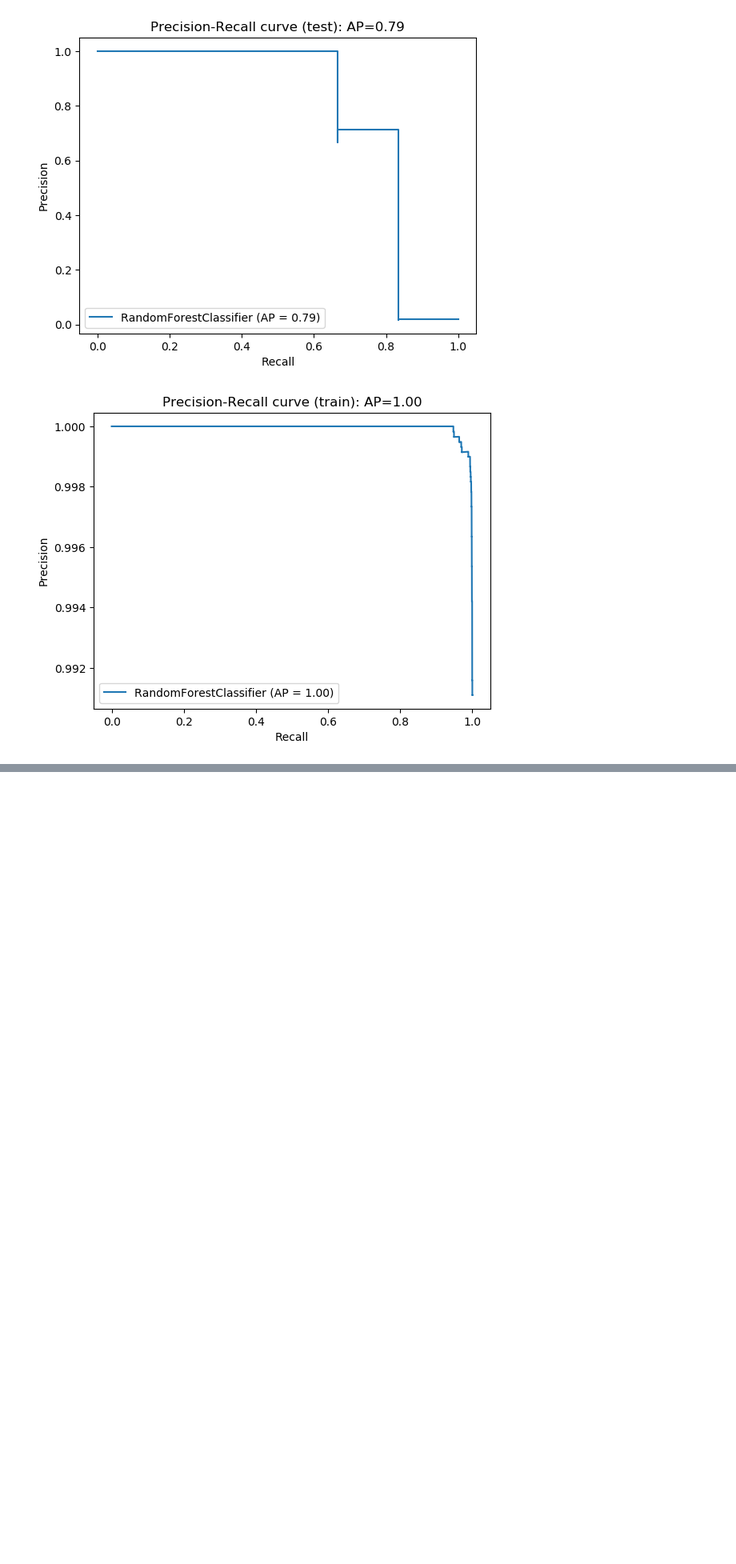
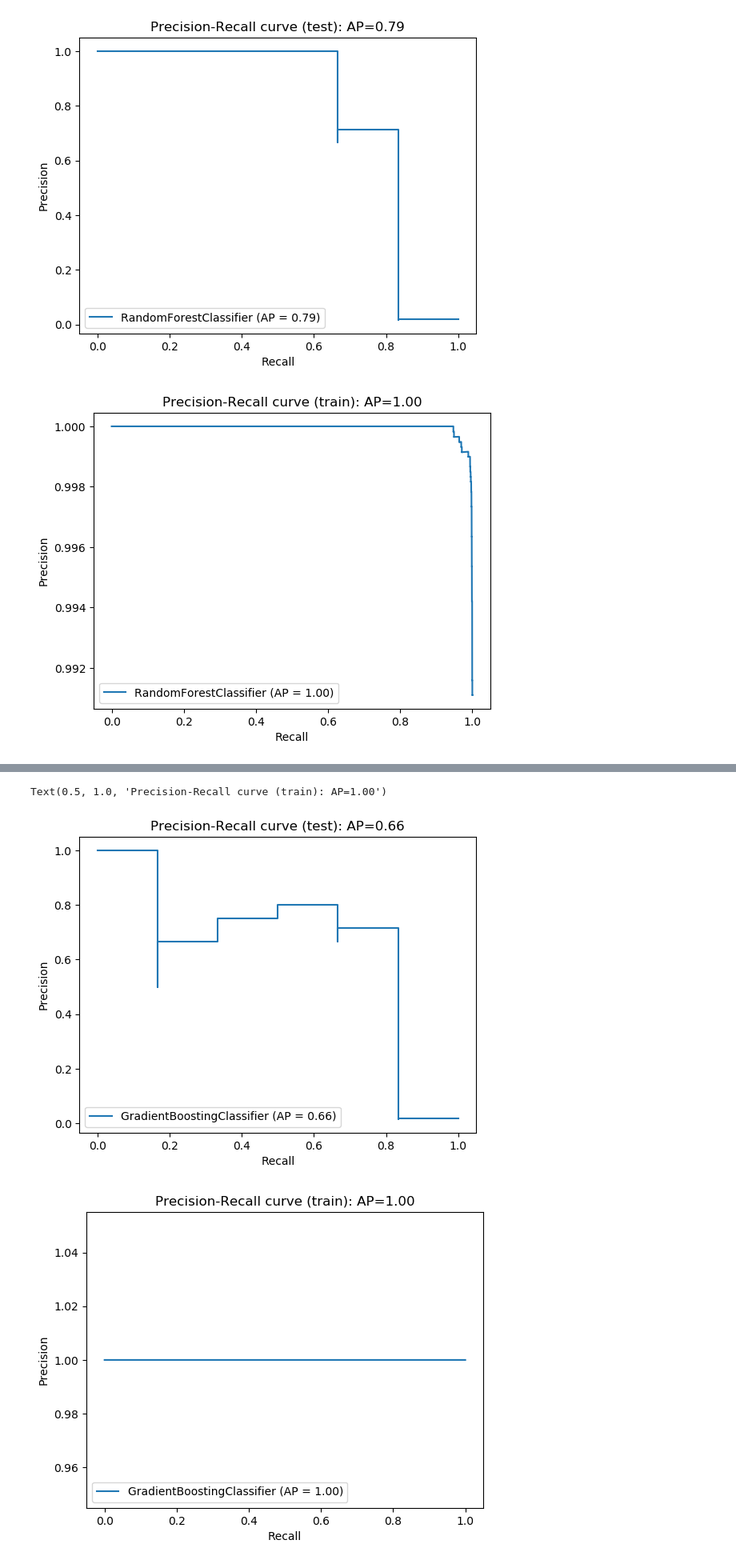
Before and after one commit to jimmylihe/company-bankrupcy-prediction-advanced, a Jupyter notebook: 1year.arff.ipynb, the cells around one changed output, grey strips where cells are left out. Shown at 80% size. Drawn from its saved outputs; the diff is of its cells as text; code cells hidden in the pictures; blank space fills up the shorter version.

```diff
--- a/1year.arff.ipynb
+++ b/1year.arff.ipynb
@@ -560,0 +777,21 @@ Text(0.5, 1.0, 'Precision-Recall curve (train): AP=1.00')
+# %%
+# display PR curves
+from sklearn.metrics import precision_recall_curve
+from sklearn.metrics import plot_precision_recall_curve
+from sklearn.metrics import average_precision_score
+
+y_score = gbc.predict_proba(X_test[list(X_train_gbc)])[:, 1]
+average_precision = average_precision_score(y_test, y_score)
+disp = plot_precision_recall_curve(gbc, X_test[list(X_train_gbc)], y_test)
+disp.ax_.set_title('Precision-Recall curve (test): '
+                   'AP={0:0.2f}'.format(average_precision))
+
+y_score = gbc.predict_proba(X_train_gbc)[:, 1]
+average_precision = average_precision_score(y_train, y_score)
+disp = plot_precision_recall_curve(gbc, X_train_gbc, y_train)
+disp.ax_.set_title('Precision-Recall curve (train): '
+                   'AP={0:0.2f}'.format(average_precision))
+# %% [output]
+Text(0.5, 1.0, 'Precision-Recall curve (train): AP=1.00')
+[figure, added]
+[figure, added]
```
Also changed, not shown: parts of 19 cells of this notebook.
